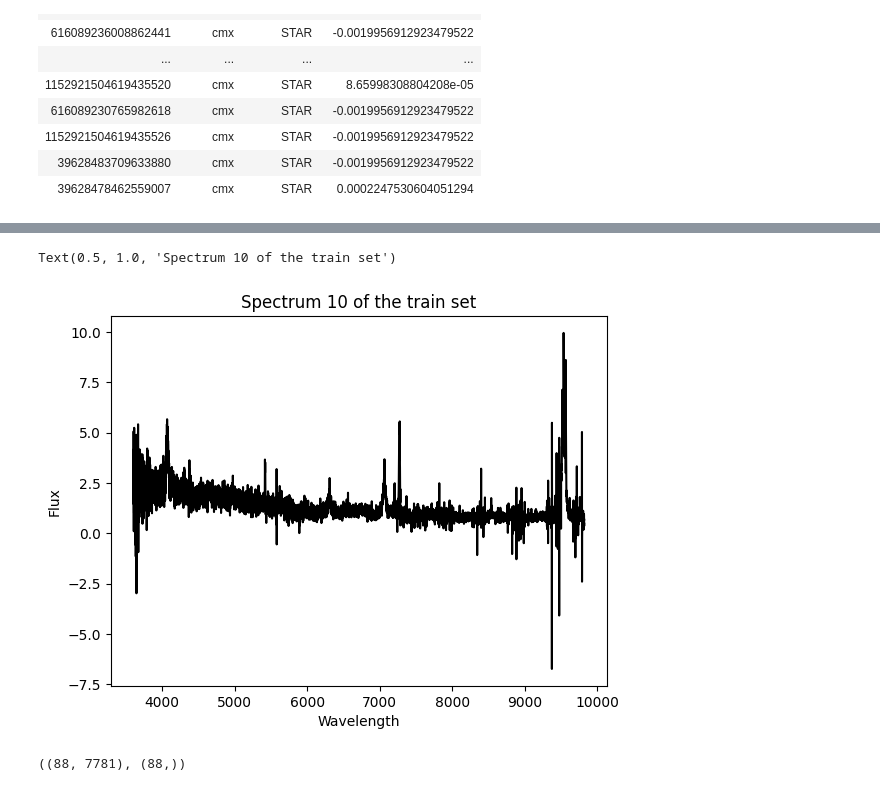
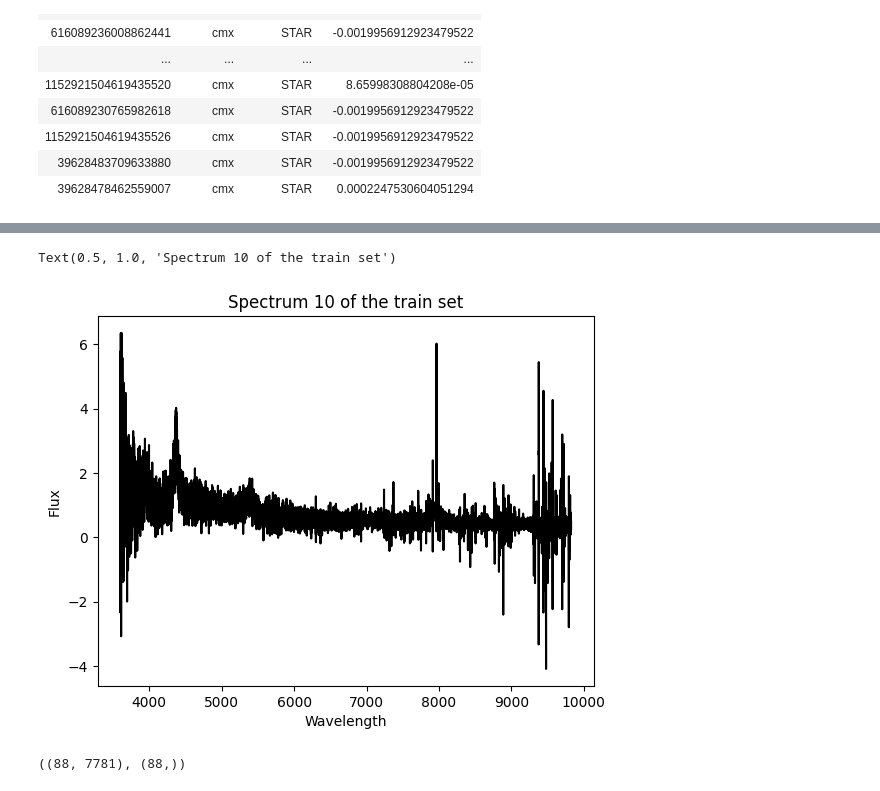
Before and after one commit to DCI-alxogm/ml2023-BlackPuma075, a Jupyter notebook: Dic_08_14/EDR_NN_Binary_QSO_STAR.ipynb, the cells around one changed output, grey strips where cells are left out. Saved outputs shown, nothing was run; the diff lists cells and outputs as text; code cells hidden in the pictures.

```diff
--- a/Dic_08_14/EDR_NN_Binary_QSO_STAR.ipynb
+++ b/Dic_08_14/EDR_NN_Binary_QSO_STAR.ipynb
@@ -389,9 +390,9 @@ plt.show()
 # %%
-#Veamos ahora el de una estrella
+#Veamos ahora el de un quasar
 
 client = SparclClient()
 
-spectra = client.retrieve_by_specid([int(subdata["TARGETID"][100]),],
+spectra = client.retrieve_by_specid([int(subdata["TARGETID"][0]),],
     include=['wavelength', 'flux'])
 spec = spectra.records[0]
 # %%
@@ -434,0 +406,6 @@ array([3.96284732e+16, 0.00000000e+00, 0.00000000e+00, 0.00000000e+00,
+# %%
+#En este cuadro de código asigno solo la información del flujo del espectro 0 de la lista de 100 espectros
+#Para poder hacer el vstack y descargar la información (flujo) de los otros 99
+
+specs3 = spec['flux']
+specs3.shape
@@ -435,12 +414,19 @@ array([3.96284732e+16, 0.00000000e+00, 0.00000000e+00, 0.00000000e+00,
+# %%
+#En este cuadro creo un array donde guardaré los TARGETID de los espectros
+
+y = np.zeros(100)
+y[0] = int(subdata['TARGETID'][0])
 # %%
 #Ahora hago este mismo procedimiento pero para todos los 100 objetos
 
 client = SparclClient()
-for i in range(len(subdata)-2):
-  spectra = client.retrieve_by_specid([int(subdata["TARGETID"][i+2]),], #Comienzo en 2 debido a que el tid 1 lo usé para la var. specs13
-      include=['wavelength', 'flux'])
-  y[i+1] = int(subdata['TARGETID'][i+2])
-  spec = spectra.records[0]
-  specs13 = np.vstack((specs13,spec['flux'].T))
-
-specs13.shape
+for i in range(len(subdata)-1):
+  try:
+    spectra = client.retrieve_by_specid([int(subdata["TARGETID"][i+1]),], #Comienzo en 1 debido a que el tid 0 lo usé para la var. specs1
+        include=['wavelength', 'flux'])
+    y[i+1] = int(subdata['TARGETID'][i+1])
+    spec = spectra.records[0]
+    specs3 = np.vstack((specs3,spec['flux'].T))
+  except IndexError:
+    y[i] = 0
+    pass
@@ -472,11 +469,11 @@ IndexError: ignored
 # %%
-plt.plot(spec.wavelength,specs13[10], 'black') #Grafico uno de los espectros guardados en la lista specs13 para corroborar
+plt.plot(spec.wavelength,specs3[10], 'black') #Grafico uno de los espectros guardados en la lista specs13 para corroborar
 #que se guardaron correctamente, en este caso imprimí el 10 solo por aleatoreidad
 plt.xlabel('Wavelength')
 plt.ylabel('Flux')
 plt.title('Spectrum 10 of the train set')
 # %% [output]
 Text(0.5, 1.0, 'Spectrum 10 of the train set')
-[figure, old version]
+[figure, new version]
 # %%
 #Ahora tengo datos de 88 objetos, y sus 88 tids
```
Also changed, not shown: parts of 37 cells of this notebook.
